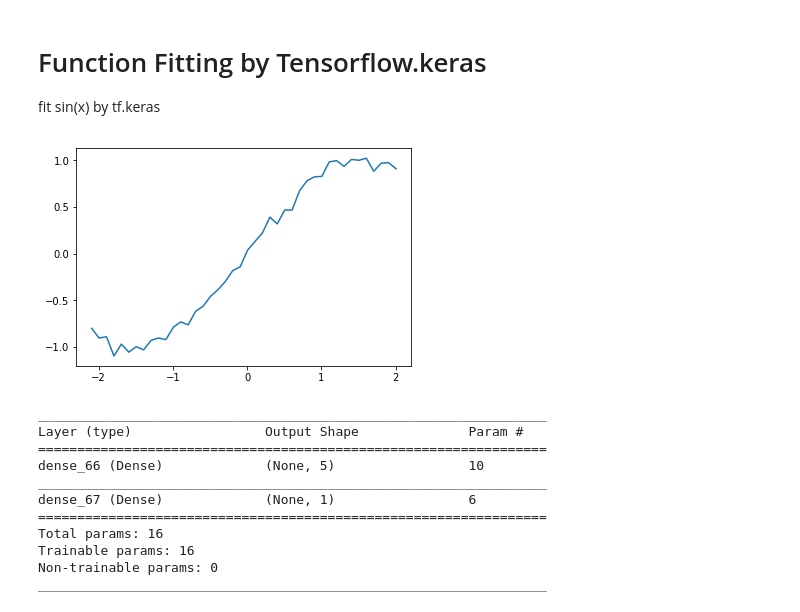
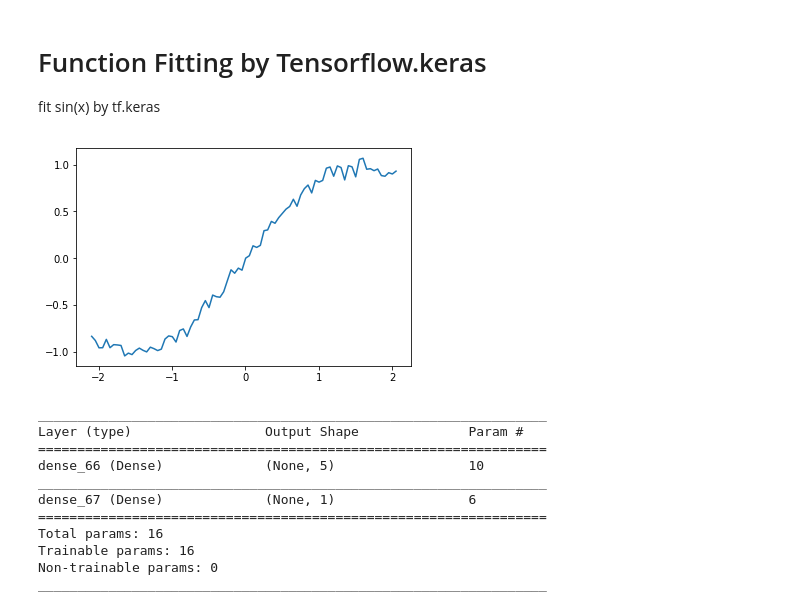
Before and after one commit to fumiphys/data-science, a Jupyter notebook: neural_network/tensorflow/function_fitting_keras.ipynb, the cells around one changed output. Drawn from its saved outputs; the diff is of its cells as text; code cells hidden in the pictures.

```diff
--- a/neural_network/tensorflow/function_fitting_keras.ipynb
+++ b/neural_network/tensorflow/function_fitting_keras.ipynb
@@ -10,19 +10,19 @@ from matplotlib import pyplot as plt
 # %%
 # make data
 def f(x):
     return np.sin(x)
 
 def make_data(x, f, ep):
     return f(x) + np.random.normal(0., ep, x.shape[0])
 
-t_x = np.arange(-2. * np.pi / 3., 2. * np.pi / 3., 0.1)
+t_x = np.arange(-2. * np.pi / 3., 2. * np.pi / 3., 0.05)
 t_y = make_data(t_x, f, 0.05)
 plt.plot(t_x, t_y)
 len(t_x)
 t_x = t_x[:, np.newaxis]
 t_y = t_y[:, np.newaxis]
 # %% [output]
-[figure, old version]
+[figure, new version]
 # %%
 # define model
 model = keras.models.Sequential([
```
Also changed, not shown: parts of 3 cells of this notebook.
